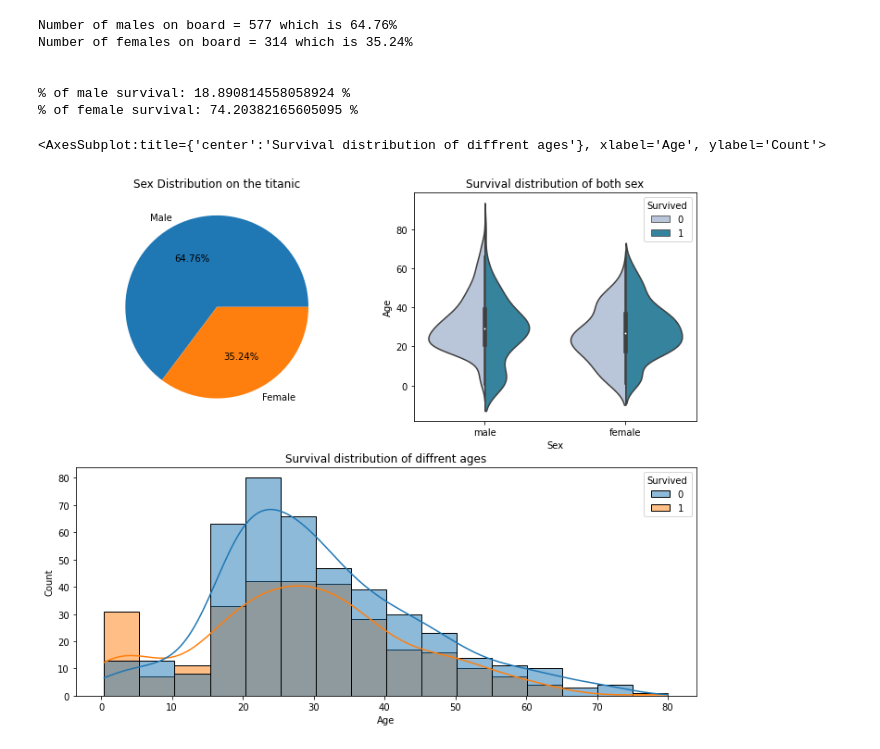
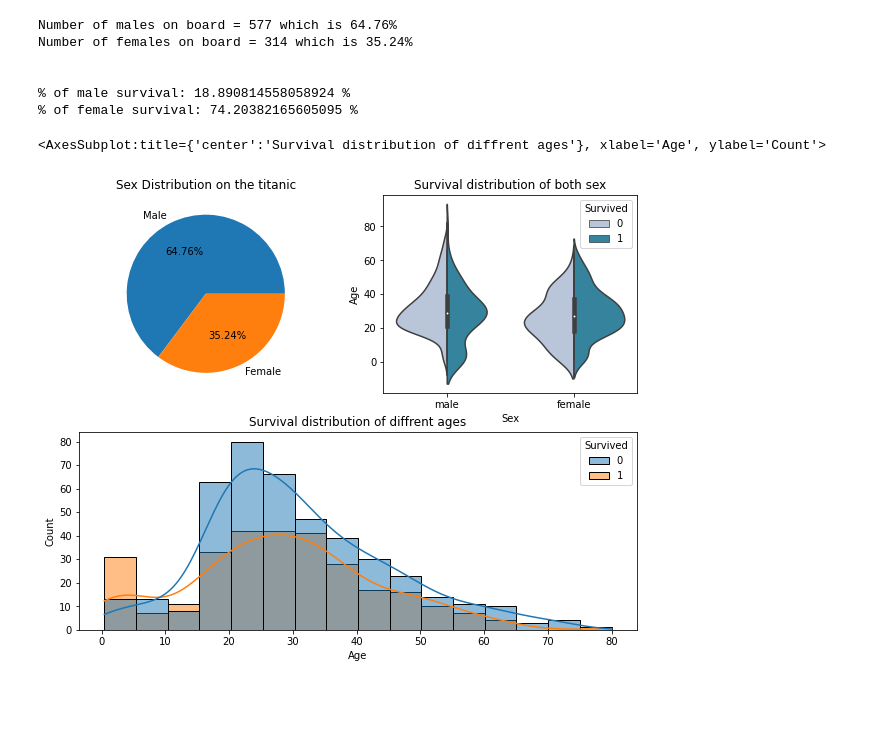
Before and after one commit to Ndaruga/Multiple-Machine-Learning-Projects, a Jupyter notebook: Titanic project/titanic.ipynb, the cells around one changed output. Drawn from its saved outputs; the diff is of its cells as text; code cells hidden in the pictures; blank space fills up the shorter version.

```diff
--- a/Titanic project/titanic.ipynb
+++ b/Titanic project/titanic.ipynb
@@ -5,4 +5,5 @@ import os
 import pandas as pd
 import numpy as np
 import matplotlib.pyplot as plt
+plt.set_style('whitegrid')
 import seaborn as sns
@@ -240,26 +243,26 @@ Number of females on board = 314 which is 35.24%
 # %%
 # plot sex distribution on board
 
-fig = plt.figure(figsize = (12,10))
+fig = plt.figure(figsize = (10,8))
 
 fig.add_subplot(221)
 plt.title('Sex Distribution on the titanic')
 plt.pie(data = train_df["Sex"], x = train_df.Sex.value_counts(),
         labels = ['Male','Female'], autopct = '%.2f%%')
 
 
 fig.add_subplot(222)
 plt.title("Survival distribution of both sex")
 sns.violinplot(data = train_df, x=train_df["Sex"],
            y = train_df['Age'], hue = train_df["Survived"],
               palette = 'PuBuGn', split=True)
 
 
 fig.add_subplot(212)
 plt.title("Survival distribution of diffrent ages")
 sns.histplot(data = train_df, x=train_df["Age"],
            kde = True, hue = train_df["Survived"],
               bins = 16, stat = 'count')
 # %% [output]
 <AxesSubplot:title={'center':'Survival distribution of diffrent ages'}, xlabel='Age', ylabel='Count'>
-[figure, old version]
+[figure, new version]
```
Also changed, not shown: parts of 11 cells of this notebook.
